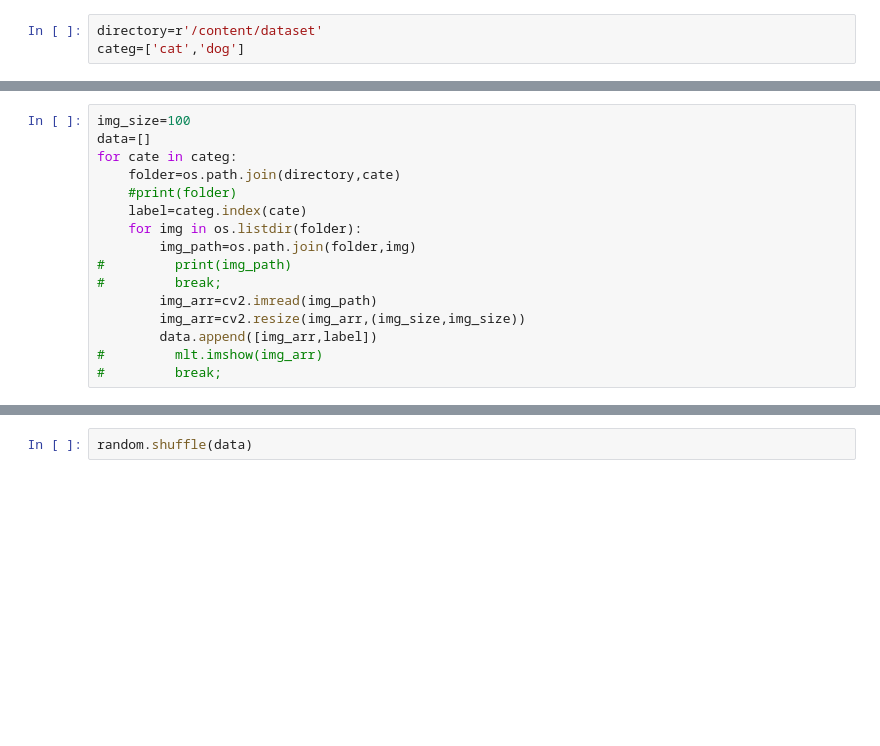
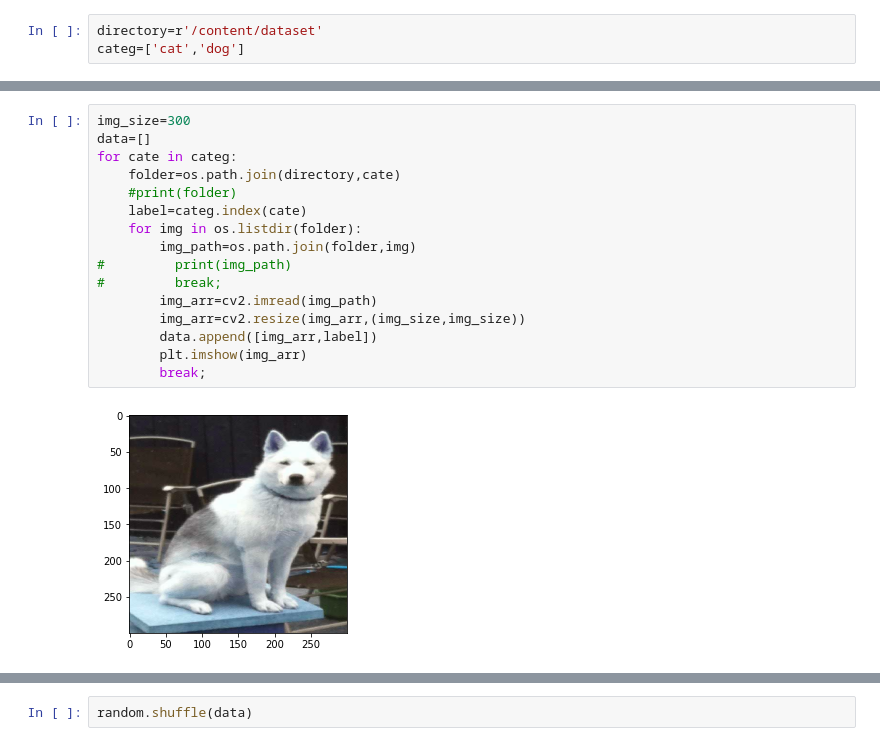
Before and after one commit to dhiraj-inti/RCS-CV-Workshop-2023, a Jupyter notebook: Cat Dog Classification/CAT_DOG_classification.ipynb, the cells around one changed output, grey strips where cells are left out. Saved outputs shown, nothing was run; the diff lists cells and outputs as text; blank space fills up the shorter version.

```diff
--- a/Cat Dog Classification/CAT_DOG_classification.ipynb
+++ b/Cat Dog Classification/CAT_DOG_classification.ipynb
@@ -32,16 +34,18 @@ categ=['cat','dog']
 # %%
-img_size=100
+img_size=300
 data=[]
 for cate in categ:
     folder=os.path.join(directory,cate)
     #print(folder)
     label=categ.index(cate)
     for img in os.listdir(folder):
         img_path=os.path.join(folder,img)
 #         print(img_path)
 #         break;
         img_arr=cv2.imread(img_path)
         img_arr=cv2.resize(img_arr,(img_size,img_size))
         data.append([img_arr,label])
-#         mlt.imshow(img_arr)
-#         break;
+        plt.imshow(img_arr)
+        break;
+# %% [output]
+[figure, added]
```
Also changed, not shown: parts of 10 cells of this notebook, 2 other files.
